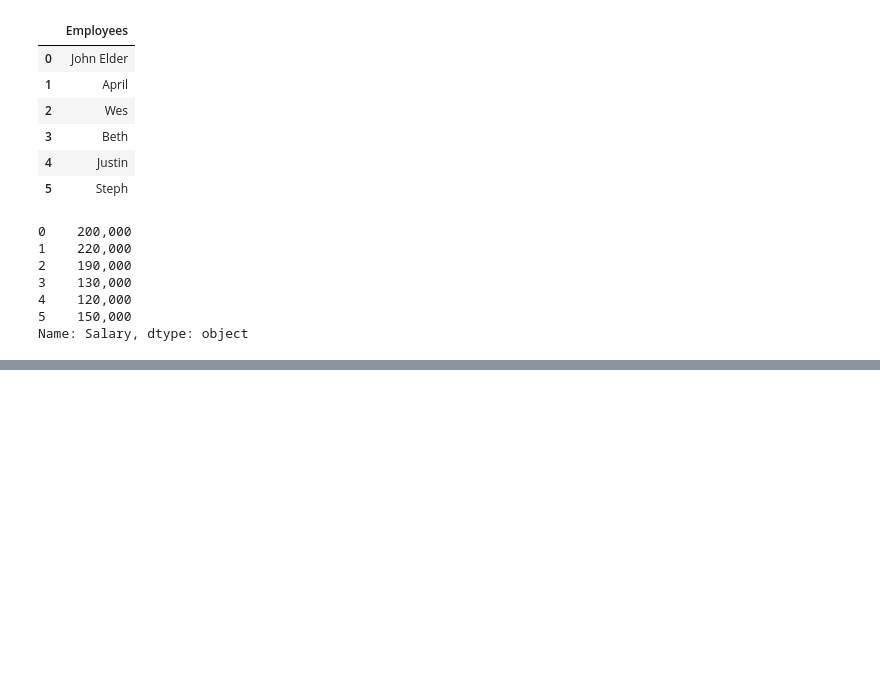
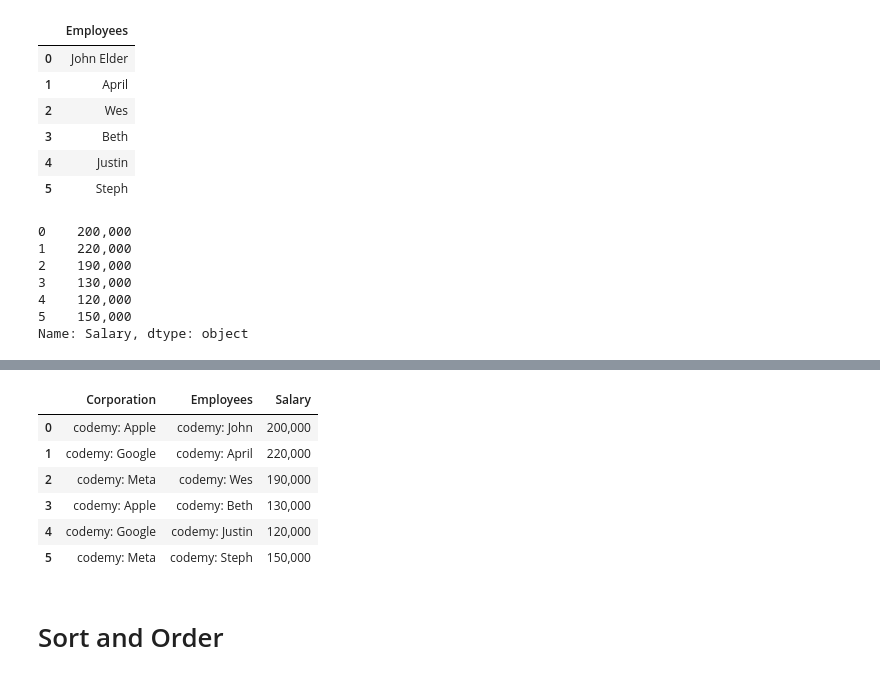
Before and after one commit to ndhineshkumaar/LibPractice, a Jupyter notebook: Pandas/try.ipynb, the cells around one changed output, grey strips where cells are left out. Cells and saved outputs as stored; diff of their text form; code cells hidden in the pictures; blank space fills up the shorter version.

```diff
--- a/Pandas/try.ipynb
+++ b/Pandas/try.ipynb
@@ -1020,0 +1037,13 @@ Name: Salary, dtype: object
+# %%
+p10[['Corporation','Employees']]=p10[['Corporation','Employees']].apply(namer)
+p10
+# %% [output]
+|  | Corporation | Employees | Salary |
+| 0 | codemy: Apple | codemy: John | 200,000 |
+| 1 | codemy: Google | codemy: April | 220,000 |
+| 2 | codemy: Meta | codemy: Wes | 190,000 |
+| 3 | codemy: Apple | codemy: Beth | 130,000 |
+| 4 | codemy: Google | codemy: Justin | 120,000 |
+| 5 | codemy: Meta | codemy: Steph | 150,000 |
+# %% [markdown]
+# Sort and Order
```
Also changed, not shown: parts of 10 cells of this notebook, 7 other files.
